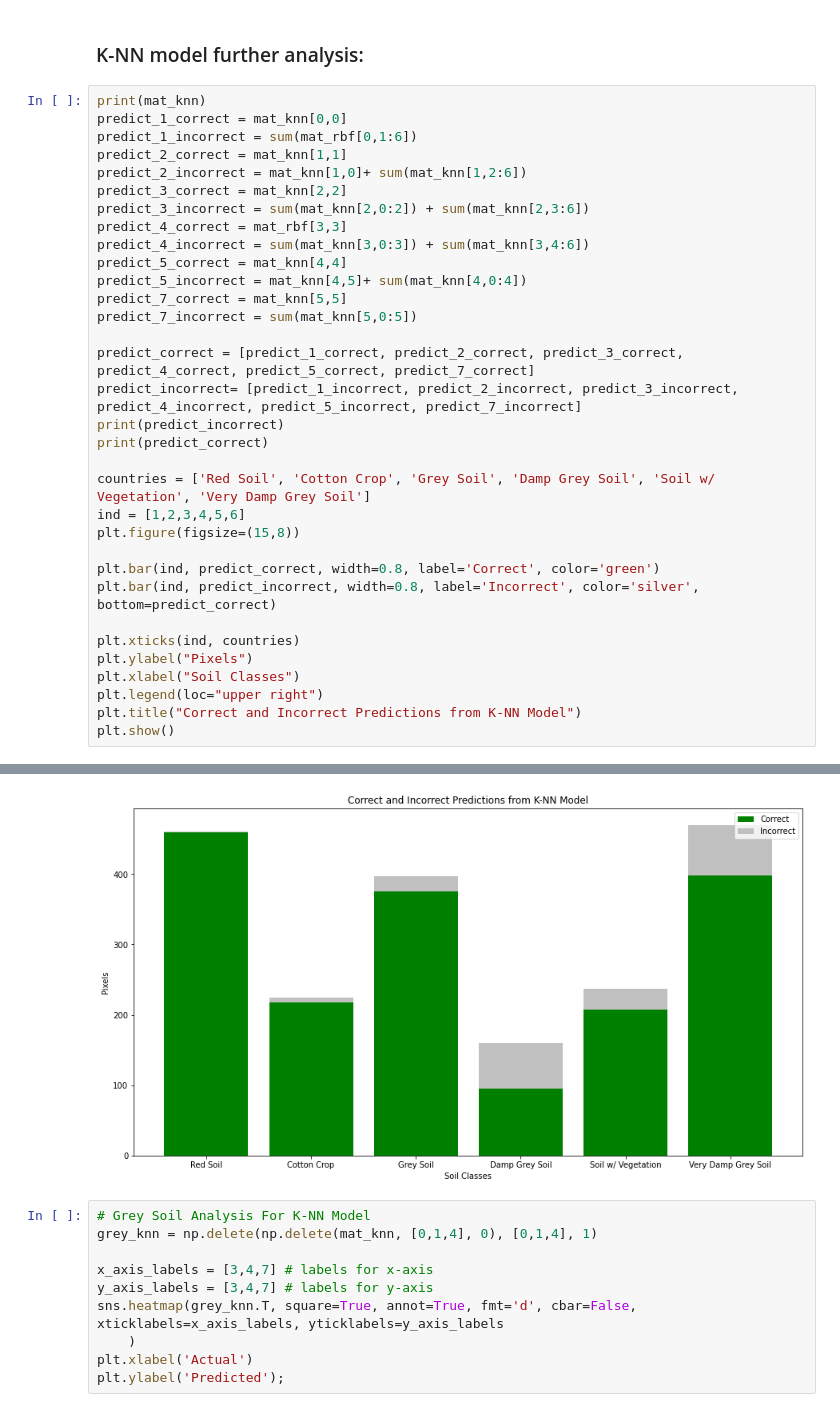
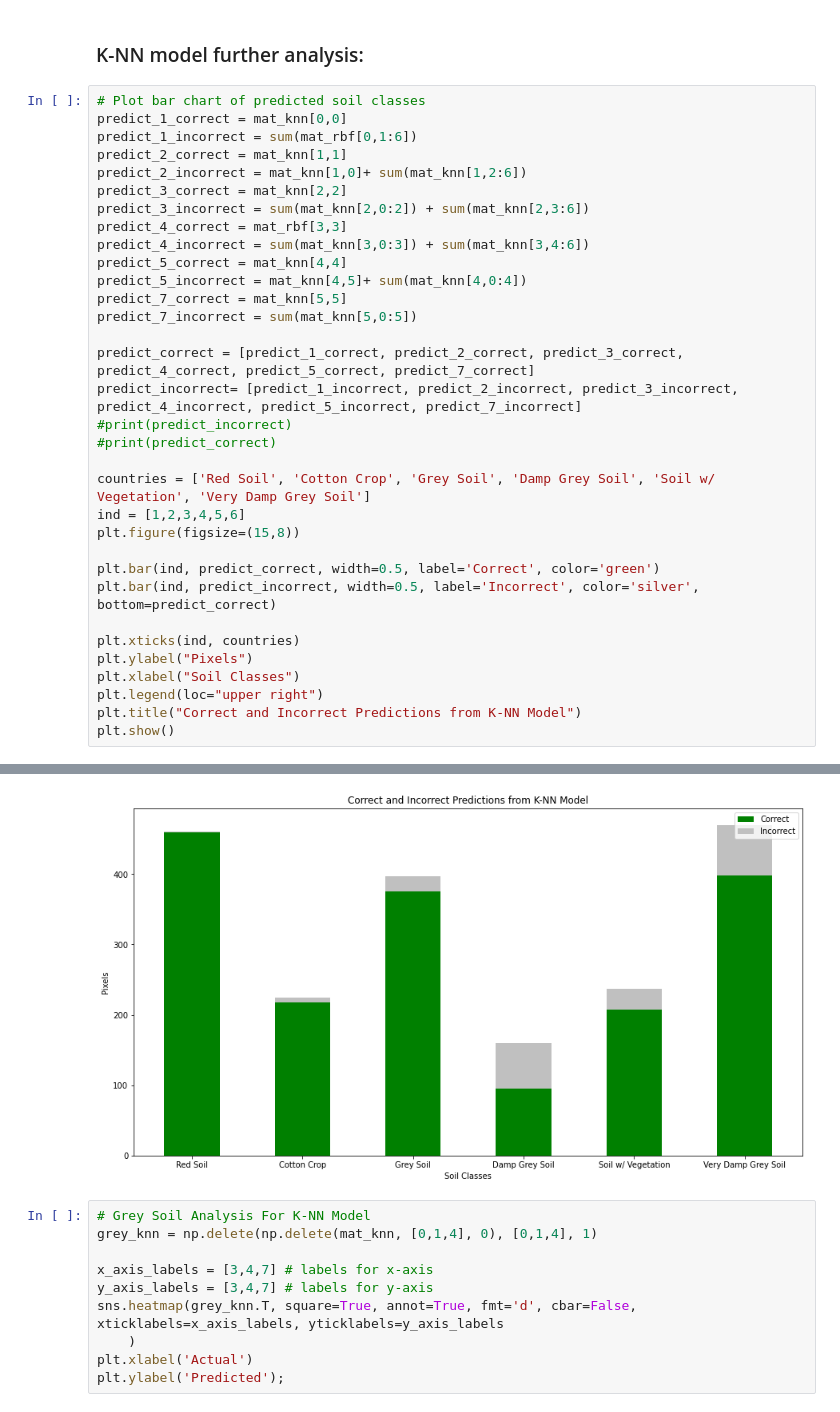
Before and after one commit to dasanaei/ME597-project, a Jupyter notebook: RemoteSensingClassification.ipynb, the cells around one changed output, grey strips where cells are left out. Saved outputs shown, nothing was run; the diff lists cells and outputs as text.

```diff
--- a/RemoteSensingClassification.ipynb
+++ b/RemoteSensingClassification.ipynb
@@ -356,7 +353,7 @@ plt.ylabel('Predicted');
 # %% [markdown]
 ### K-NN model further analysis:
 # %%
-print(mat_knn)
+# Plot bar chart of predicted soil classes
 predict_1_correct = mat_knn[0,0]
 predict_1_incorrect = sum(mat_rbf[0,1:6])
 predict_2_correct = mat_knn[1,1]
@@ -372,15 +369,15 @@ predict_7_incorrect = sum(mat_knn[5,0:5])
 
 predict_correct = [predict_1_correct, predict_2_correct, predict_3_correct, predict_4_correct, predict_5_correct, predict_7_correct]
 predict_incorrect= [predict_1_incorrect, predict_2_incorrect, predict_3_incorrect, predict_4_incorrect, predict_5_incorrect, predict_7_incorrect]
-print(predict_incorrect)
-print(predict_correct)
+#print(predict_incorrect)
+#print(predict_correct)
 
 countries = ['Red Soil', 'Cotton Crop', 'Grey Soil', 'Damp Grey Soil', 'Soil w/ Vegetation', 'Very Damp Grey Soil']
 ind = [1,2,3,4,5,6]
 plt.figure(figsize=(15,8))
 
-plt.bar(ind, predict_correct, width=0.8, label='Correct', color='green')
-plt.bar(ind, predict_incorrect, width=0.8, label='Incorrect', color='silver', bottom=predict_correct)
+plt.bar(ind, predict_correct, width=0.5, label='Correct', color='green')
+plt.bar(ind, predict_incorrect, width=0.5, label='Incorrect', color='silver', bottom=predict_correct)
 
 plt.xticks(ind, countries)
 plt.ylabel("Pixels")
@@ -400,4 +395,4 @@ plt.show()
-[figure, old version]
+[figure, new version]
 # %%
 # Grey Soil Analysis For K-NN Model
 grey_knn = np.delete(np.delete(mat_knn, [0,1,4], 0), [0,1,4], 1)
```
Also changed, not shown: parts of 3 cells of this notebook.
